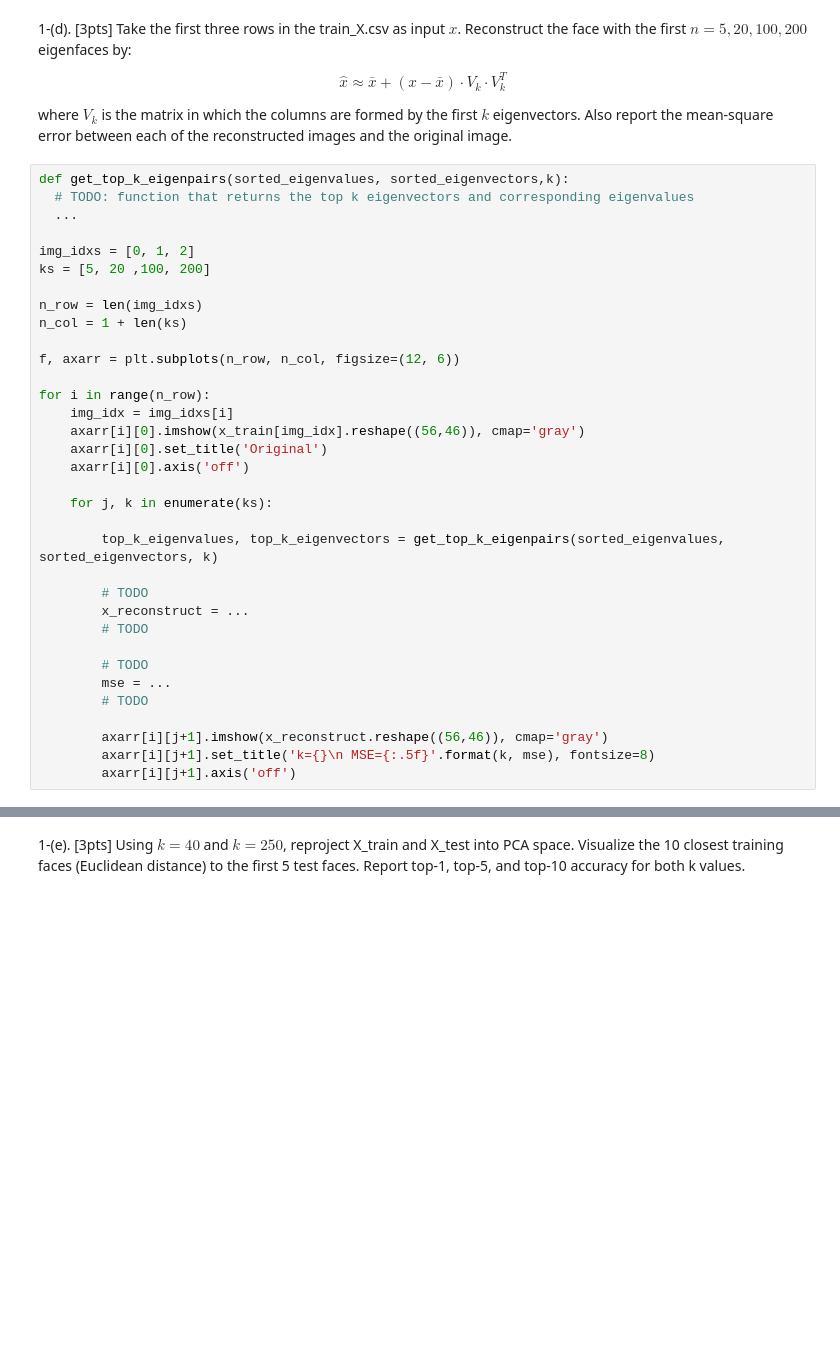
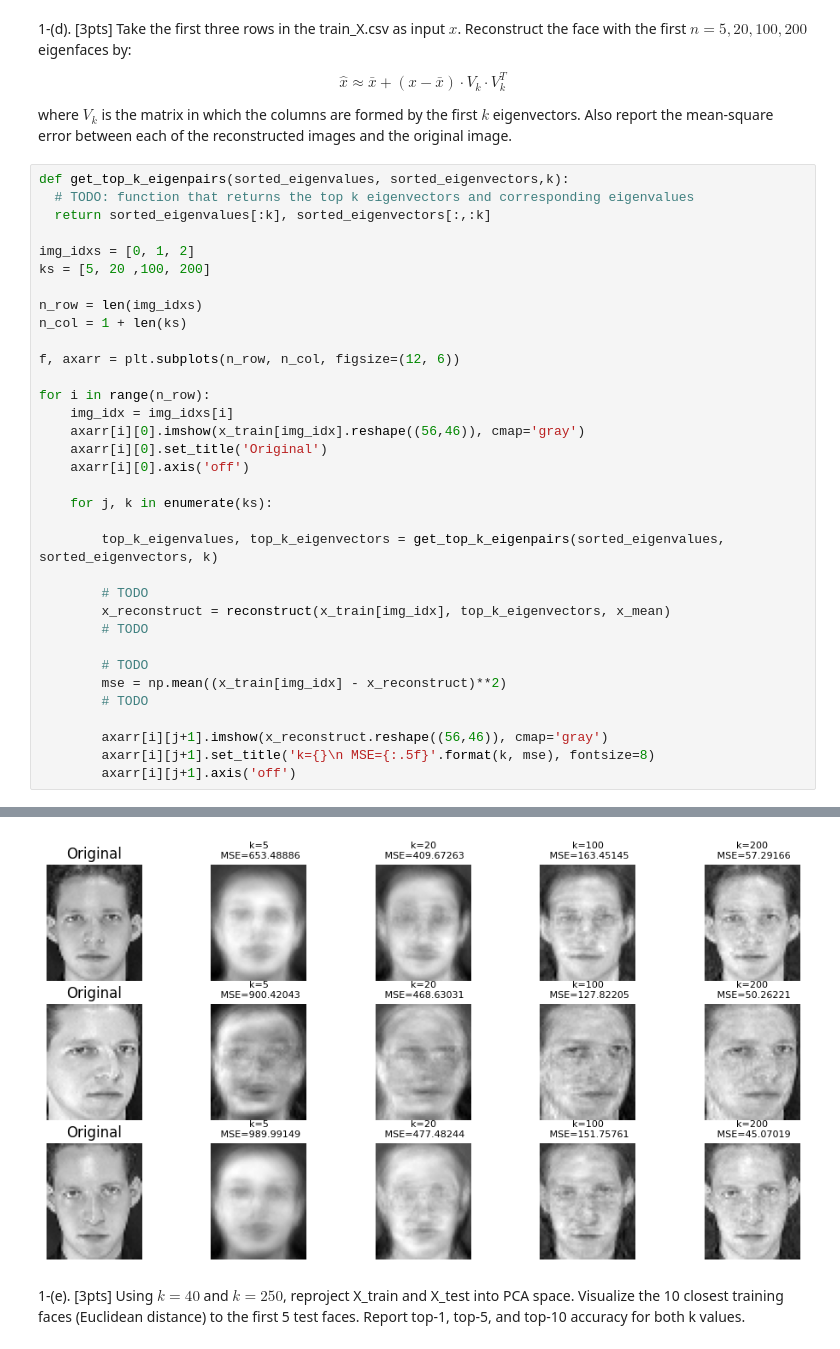
Before and after one commit to rishabhlgoenka/EE443, a Jupyter notebook: HW1/ee443_hw1.ipynb, the cells around one changed output, grey strips where cells are left out. Saved outputs shown, nothing was run; the diff lists cells and outputs as text; blank space fills up the shorter version.

```diff
--- a/HW1/ee443_hw1.ipynb
+++ b/HW1/ee443_hw1.ipynb
@@ -224,7 +234,7 @@ where $V_k$ is the matrix in which the columns are formed by the first $k$ eigen
 # %%
 def get_top_k_eigenpairs(sorted_eigenvalues, sorted_eigenvectors,k):
   # TODO: function that returns the top k eigenvectors and corresponding eigenvalues
-  ...
+  return sorted_eigenvalues[:k], sorted_eigenvectors[:,:k]
 
 img_idxs = [0, 1, 2]
 ks = [5, 20 ,100, 200]
@@ -245,13 +255,14 @@ for i in range(n_row):
         top_k_eigenvalues, top_k_eigenvectors = get_top_k_eigenpairs(sorted_eigenvalues, sorted_eigenvectors, k)
 
         # TODO
-        x_reconstruct = ...
+        x_reconstruct = reconstruct(x_train[img_idx], top_k_eigenvectors, x_mean)
         # TODO
 
         # TODO
-        mse = ...
+        mse = np.mean((x_train[img_idx] - x_reconstruct)**2)
         # TODO
 
         axarr[i][j+1].imshow(x_reconstruct.reshape((56,46)), cmap='gray')
         axarr[i][j+1].set_title('k={}\n MSE={:.5f}'.format(k, mse), fontsize=8)
         axarr[i][j+1].axis('off')
+# %% [output]
@@ -258,3 +281,4 @@ for i in range(n_row):
+[figure, added]
 # %% [markdown]
 1-(e). [3pts] Using $k=40$ and $k=250$, reproject X\_train and X\_test into PCA space. Visualize the 10 closest training faces (Euclidean distance) to the first 5 test faces. Report top-1, top-5, and top-10 accuracy for both k values.
 # %%
```
Also changed, not shown: parts of 9 cells of this notebook.
